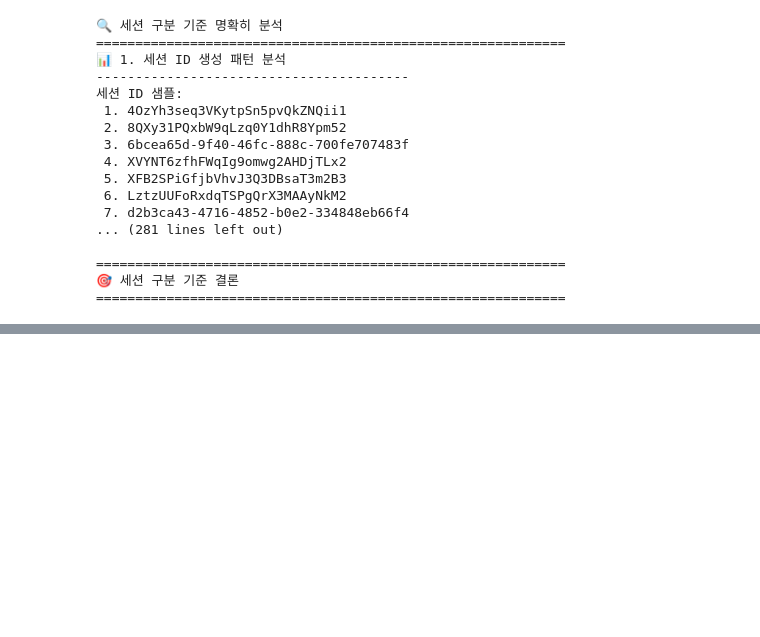
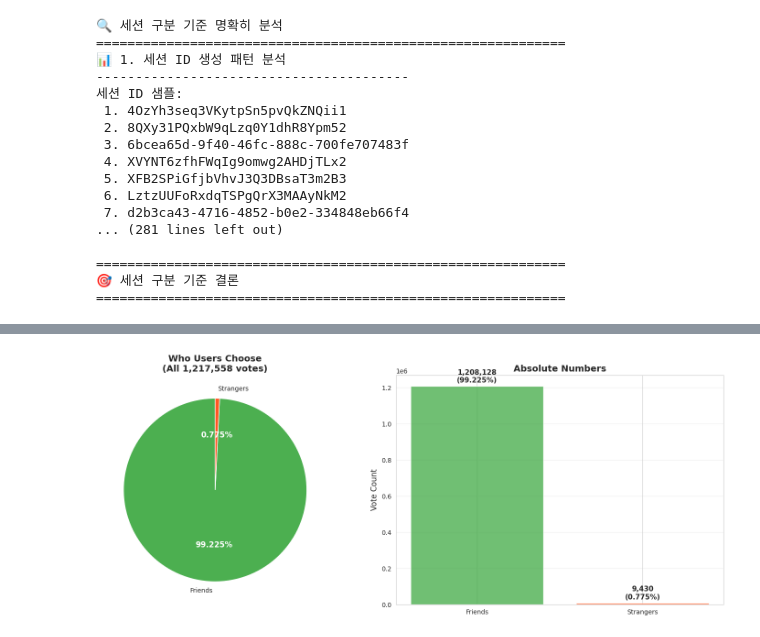
Before and after one commit to goodnews724/sprint_final_project, a Jupyter notebook: notebooks/hojae.ipynb, the cells around one changed output, grey strips where cells are left out. Drawn from its saved outputs; the diff is of its cells as text; code cells hidden in the pictures; blank space fills up the shorter version.

```diff
--- a/notebooks/hojae.ipynb
+++ b/notebooks/hojae.ipynb
@@ -2435,0 +3112,97 @@ print("=" * 60)
+# %%
+print("🔍 3단계: 전체 데이터 친구 관계 분석")
+print("=" * 50)
+
+print(f"📊 전체 데이터 규모:")
+print(f"• 전체 투표 기록: {len(df_vote):,}건")
+print(f"• 전체 후보자 기록: {len(df_usercandidate):,}건")
+print(f"• 전체 사용자: {len(df_user):,}명")
+
+print(f"\n🔄 전체 사용자 친구 리스트 파싱 중...")
+
+# 전체 사용자의 친구 리스트 파싱
+def parse_friends(friend_str):
+    try:
+        if pd.isna(friend_str) or friend_str.strip() == '' or friend_str == '[]':
+            return set()
+        return set(ast.literal_eval(friend_str))
+    except:
+        return set()
+
+print("친구 리스트 파싱 진행 중... (시간이 조금 걸릴 수 있습니다)")
+df_user['friends_set'] = df_user['friend_id_list'].apply(parse_friends)
+user_friends_dict = dict(zip(df_user['id'], df_user['friends_set']))
+
+print(f"✅ 전체 사용자 친구 정보 준비 완료: {len(user_friends_dict):,}명")
+
+print(f"\n1️⃣ 전체 투표에서 선택된 사람이 친구인지 분석...")
+print("전체 투표 기록 분석 중... (121만건 처리)")
+
+# 전체 투표에서 선택된 사람이 친구인지 확인
+chosen_is_friend_all = []
+batch_size = 50000
+
+for i in range(0, len(df_vote), batch_size):
+    batch = df_vote.iloc[i:i+batch_size]
+    batch_results = []
+
+    for _, vote in batch.iterrows():
+        voter_id = vote['user_id']
+        chosen_id = vote['chosen_user_id']
+
+        voter_friends = user_friends_dict.get(voter_id, set())
+        batch_results.append(chosen_id in voter_friends)
+
+    chosen_is_friend_all.extend(batch_results)
+
+    if (i // batch_size + 1) % 5 == 0:
+        print(f"  진행률: {min(i+batch_size, len(df_vote)):,} / {len(df_vote):,} 건 처리 완료")
+
+# 전체 결과 분석
+chosen_friend_ratio_all = np.mean(chosen_is_friend_all)
+chosen_friend_count_all = sum(chosen_is_friend_all)
+chosen_stranger_count_all = len(chosen_is_friend_all) - chosen_friend_count_all
+
+print(f"\n📈 전체 데이터 분석 결과:")
+print(f"• 전체 투표: {len(chosen_is_friend_all):,}건")
+print(f"• 친구 선택: {chosen_friend_count_all:,}건 ({chosen_friend_ratio_all:.3%})")
+print(f"• 모르는 사람 선택: {chosen_stranger_count_all:,}건 ({1-chosen_friend_ratio_all:.3%})")
+
+# 시각화
+fig, (ax1, ax2) = plt.subplots(1, 2, figsize=(15, 6))
+
+labels = ['Friends', 'Strangers']
+sizes = [chosen_friend_ratio_all, 1-chosen_friend_ratio_all]
+colors = ['#4CAF50', '#FF5722']
+
+# 파이차트
+wedges, texts, autotexts = ax1.pie(sizes, labels=labels, autopct='%1.3f%%',
+                                   colors=colors, startangle=90)
+for autotext in autotexts:
+    autotext.set_color('white')
+    autotext.set_weight('bold')
+    autotext.set_fontsize(12)
+
+ax1.set_title(f'Who Users Choose\n(All {len(df_vote):,} votes)', fontweight='bold', fontsize=14)
+
+# 바차트
+counts = [chosen_friend_count_all, chosen_stranger_count_all]
+bars = ax2.bar(labels, counts, color=colors, alpha=0.8)
+
+for i, (bar, count, pct) in enumerate(zip(bars, counts, sizes)):
+    ax2.text(bar.get_x() + bar.get_width()/2,
+             bar.get_height() + max(counts)*0.01,
+             f'{count:,}\n({pct:.3%})',
+             ha='center', va='bottom', fontsize=11, fontweight='bold')
+
+ax2.set_title('Absolute Numbers', fontweight='bold', fontsize=14)
+ax2.set_ylabel('Vote Count', fontsize=12)
+ax2.grid(axis='y', alpha=0.3)
+
+plt.tight_layout()
+plt.show()
+
+print(f"\n🎯 전체 데이터 결론:")
+print(f"• Friends = 친구 선택 ({chosen_friend_ratio_all:.3%})")
+print(f"• Strangers = 모르는 사람 선택 ({1-chosen_friend_ratio_all:.3%})")
+# %% [output]
@@ -2435,0 +3226 @@ print("=" * 60)
+[figure, added]
```
Also changed, not shown: parts of 23 cells of this notebook, 1 other file.
